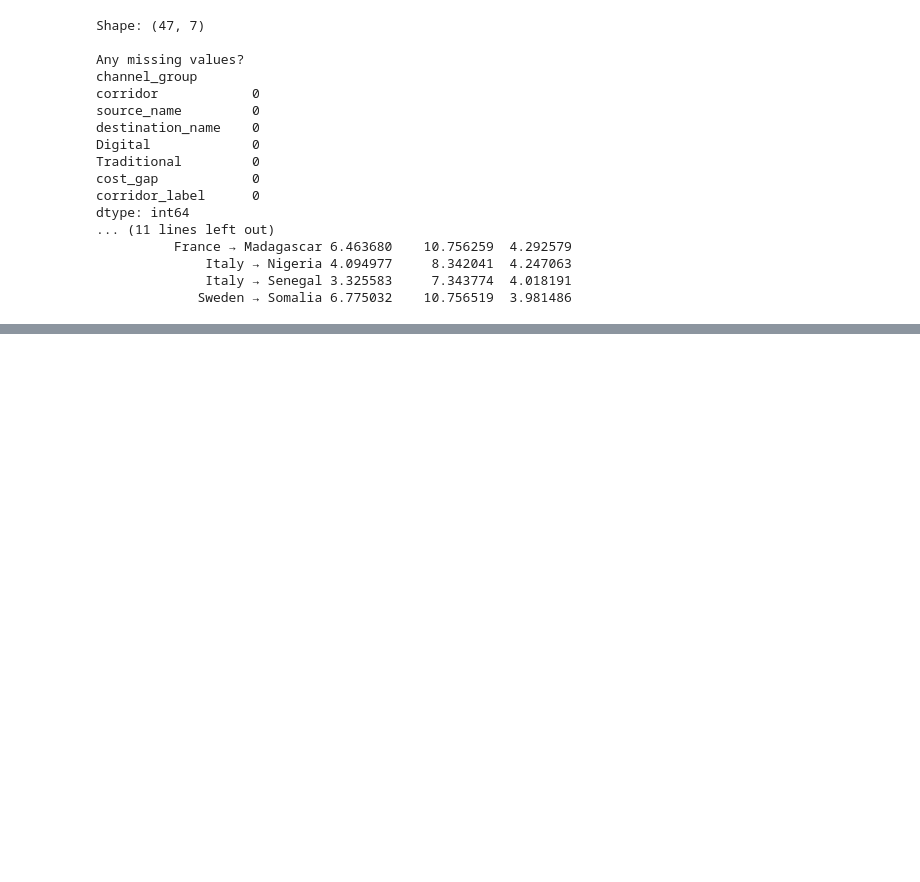
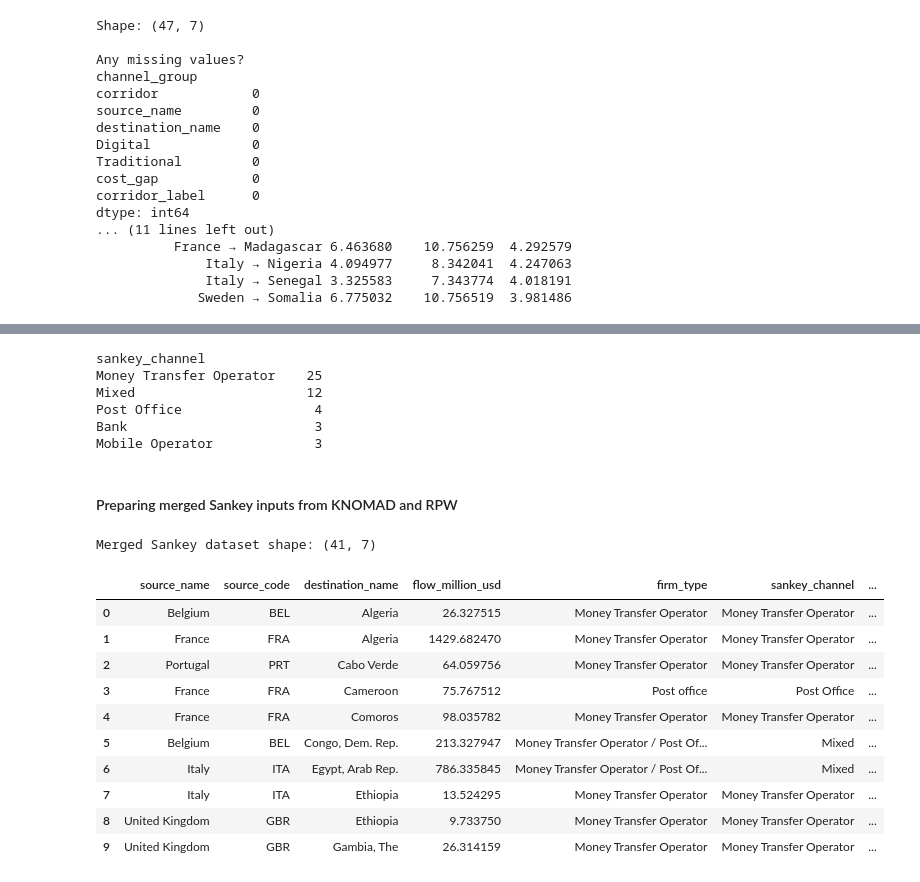
Before and after one commit to Tiana-Coker/eu-africa-remittance-viz, a Jupyter notebook: notebooks/01_data_understanding.ipynb, the cells around one changed output, grey strips where cells are left out. Cells and saved outputs as stored; diff of their text form; code cells hidden in the pictures; blank space fills up the shorter version.

```diff
--- a/notebooks/01_data_understanding.ipynb
+++ b/notebooks/01_data_understanding.ipynb
@@ -984,0 +1162,12 @@ dtype: int64
+# %%
+# Remove WORLD and keep only selected Europe -> Africa corridors
+df_knomad_eu_africa = df_knomad_long[
+    (df_knomad_long["source_name"].isin(european_senders)) &
+    (df_knomad_long["destination_name"].isin(african_destinations)) &
+    (df_knomad_long["source_name"] != "WORLD") &
+    (df_knomad_long["destination_name"] != "WORLD")
+].copy()
+
+print("Rows after filtering KNOMAD to selected Europe -> Africa corridors:", len(df_knomad_eu_africa))
+print("\nSample rows:")
+print(df_knomad_eu_africa.head(10).to_string(index=False))
@@ -984,0 +1243,11 @@ dtype: int64
+# %%
+# Average remittance cost by corridor and firm type
+corridor_firm_summary = (
+    df_eu_africa.groupby(["corridor", "source_name", "destination_name", "firm_type"])["remittance_cost_pct"]
+    .mean()
+    .reset_index()
+)
+
+print(corridor_firm_summary.head(15).to_string(index=False))
+print("\nUnique firm types:")
+print(corridor_firm_summary["firm_type"].value_counts().to_string())
@@ -984,0 +1272,10 @@ dtype: int64
+# %%
+# For each corridor, keep the row with the lowest average cost
+cheapest_channel_by_corridor = (
+    corridor_firm_summary.sort_values("remittance_cost_pct")
+    .groupby(["corridor", "source_name", "destination_name"], as_index=False)
+    .first()
+)
+
+print(cheapest_channel_by_corridor.head(15).to_string(index=False))
+print("\nRows:", len(cheapest_channel_by_corridor))
@@ -984,0 +1350,37 @@ dtype: int64
+# %%
+# Check how many corridors fall into each simplified Sankey channel
+print(cheapest_channel_by_corridor["sankey_channel"].value_counts().to_string())
+# %% [output]
+sankey_channel
+Money Transfer Operator    25
+Mixed                      12
+Post Office                 4
+Bank                        3
+Mobile Operator             3
+# %% [markdown]
+#### Preparing merged Sankey inputs from KNOMAD and RPW
+# %%
+# Merge KNOMAD flow data with RPW cheapest-channel data
+sankey_data = df_knomad_eu_africa.merge(
+    cheapest_channel_by_corridor[
+        ["source_name", "destination_name", "firm_type", "sankey_channel", "remittance_cost_pct"]
+    ],
+    on=["source_name", "destination_name"],
+    how="inner"
+)
+
+print("Merged Sankey dataset shape:", sankey_data.shape)
+display(sankey_data.head(10))
+# %% [output]
+Merged Sankey dataset shape: (41, 7)
+|  | source_name | source_code | destination_name | flow_million_usd | firm_type | sankey_channel | ... |
+| 0 | Belgium | BEL | Algeria | 26.327515 | Money Transfer Operator | Money Transfer Operator | ... |
+| 1 | France | FRA | Algeria | 1429.682470 | Money Transfer Operator | Money Transfer Operator | ... |
+| 2 | Portugal | PRT | Cabo Verde | 64.059756 | Money Transfer Operator | Money Transfer Operator | ... |
+| 3 | France | FRA | Cameroon | 75.767512 | Post office | Post Office | ... |
+| 4 | France | FRA | Comoros | 98.035782 | Money Transfer Operator | Money Transfer Operator | ... |
+| 5 | Belgium | BEL | Congo, Dem. Rep. | 213.327947 | Money Transfer Operator / Post Of... | Mixed | ... |
+| 6 | Italy | ITA | Egypt, Arab Rep. | 786.335845 | Money Transfer Operator / Post Of... | Mixed | ... |
+| 7 | Italy | ITA | Ethiopia | 13.524295 | Money Transfer Operator | Money Transfer Operator | ... |
+| 8 | United Kingdom | GBR | Ethiopia | 9.733750 | Money Transfer Operator | Money Transfer Operator | ... |
+| 9 | United Kingdom | GBR | Gambia, The | 26.314159 | Money Transfer Operator | Money Transfer Operator | ... |
```
Also changed, not shown: parts of 20 cells of this notebook.
